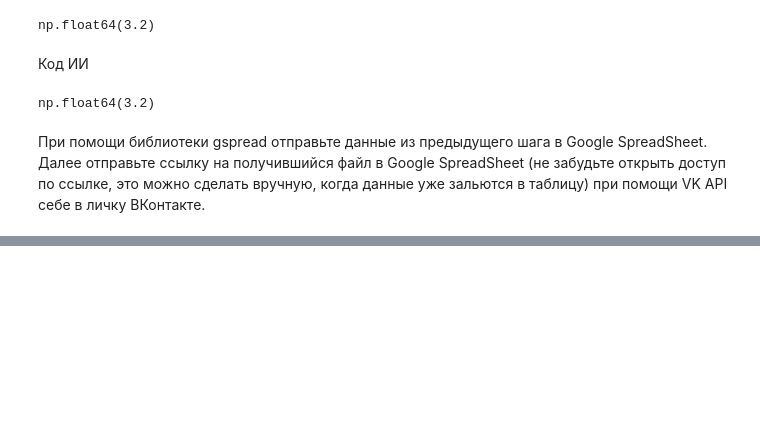
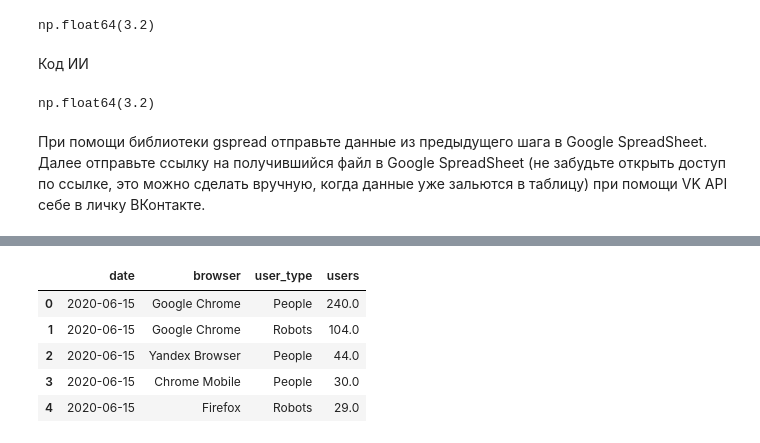
Before and after one commit to Praldmur/Simulation, a Jupyter notebook: mini_project_7.ipynb, the cells around one changed output, grey strips where cells are left out. Cells and saved outputs as stored; diff of their text form; code cells hidden in the pictures; blank space fills up the shorter version.

```diff
--- a/mini_project_7.ipynb
+++ b/mini_project_7.ipynb
@@ -183,0 +215,9 @@ FileNotFoundError: [Errno 2] No such file or directory: 'F:\\!PR\\Simulation\\da
+# %%
+df_1.head()
+# %% [output]
+|  | date | browser | user_type | users |
+| 0 | 2020-06-15 | Google Chrome | People | 240.0 |
+| 1 | 2020-06-15 | Google Chrome | Robots | 104.0 |
+| 2 | 2020-06-15 | Yandex Browser | People | 44.0 |
+| 3 | 2020-06-15 | Chrome Mobile | People | 30.0 |
+| 4 | 2020-06-15 | Firefox | Robots | 29.0 |
```
Also changed, not shown: parts of 13 cells of this notebook.
